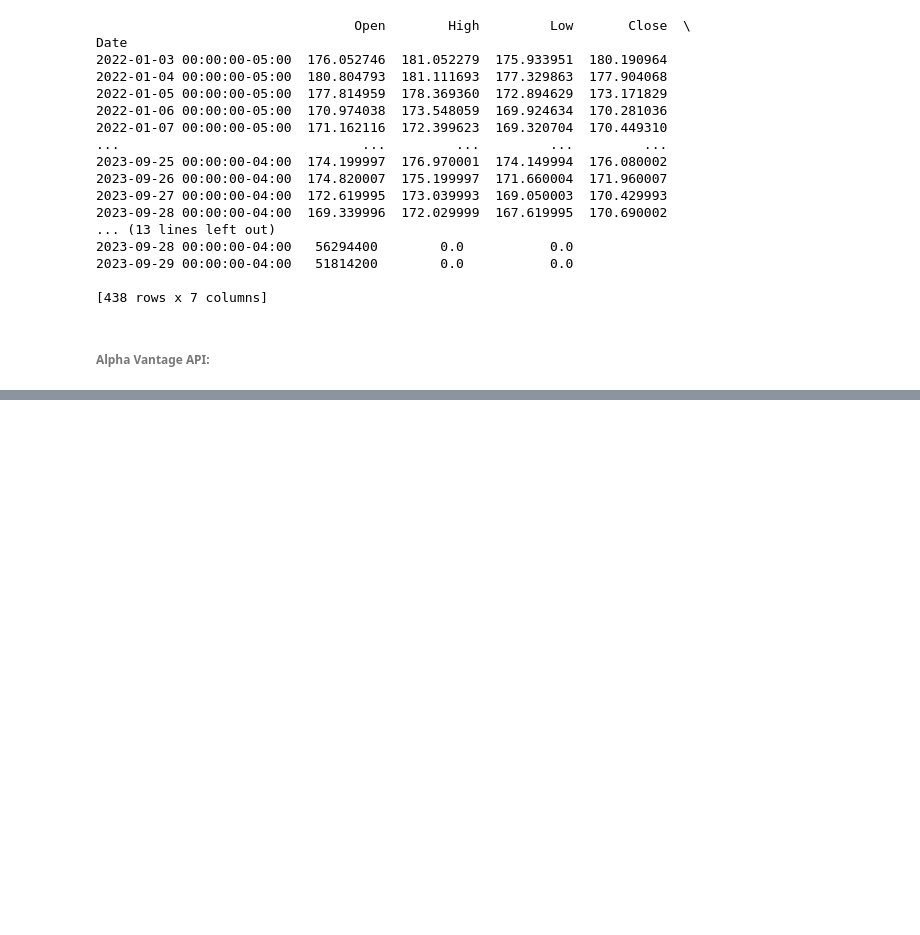
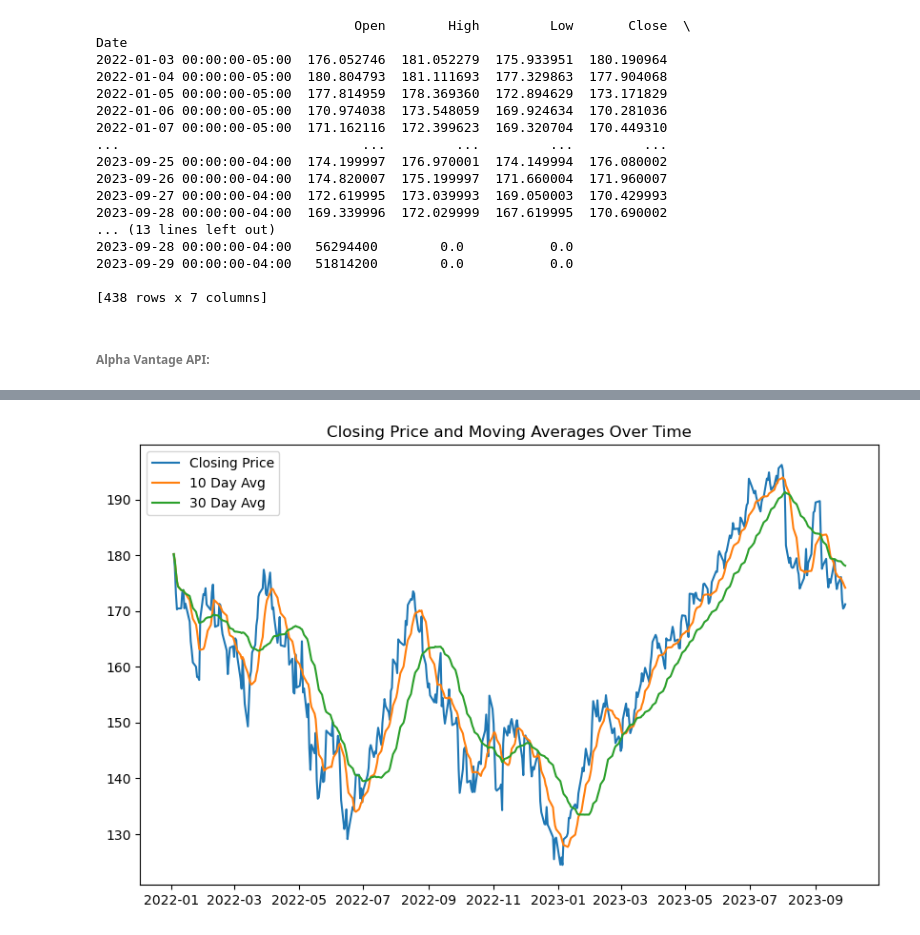
Before and after one commit to jerryola1/Predictive-Analytics-Project, a Jupyter notebook: Predictive Analytics Project.ipynb, the cells around one changed output, grey strips where cells are left out. Cells and saved outputs as stored; diff of their text form; code cells hidden in the pictures; blank space fills up the shorter version.

```diff
--- a/Predictive Analytics Project.ipynb
+++ b/Predictive Analytics Project.ipynb
@@ -64,0 +132,11 @@ tickerDf.sample(3)
+# %%
+# Plotting the closing prices along with moving averages
+plt.figure(figsize=(10,6))
+plt.plot(data['Close'], label='Closing Price')
+plt.plot(data['SMA_10'], label='10 Day Avg')
+plt.plot(data['SMA_30'], label='30 Day Avg')
+plt.title('Closing Price and Moving Averages Over Time')
+plt.legend()
+plt.show()
+# %% [output]
+[figure, added]
```
Also changed, not shown: parts of 36 cells of this notebook.
